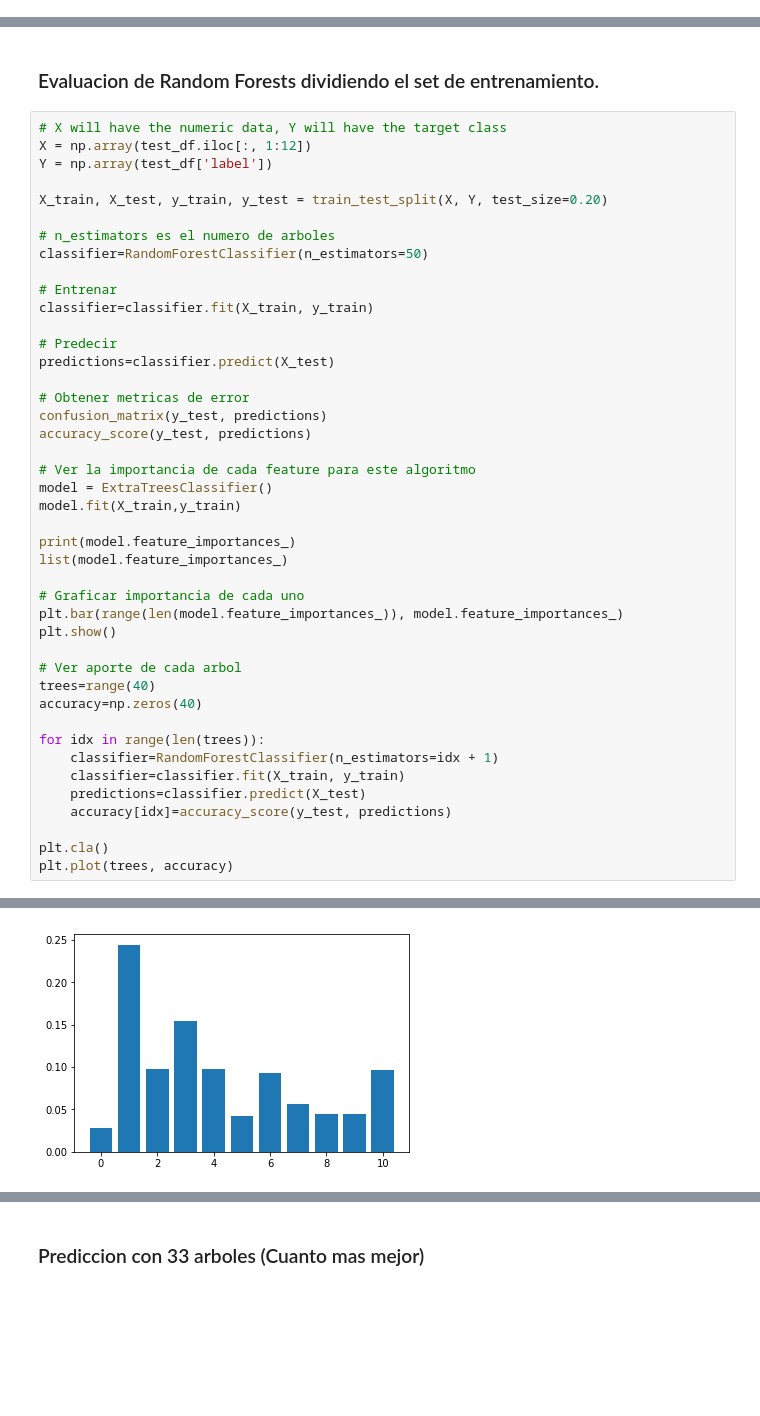
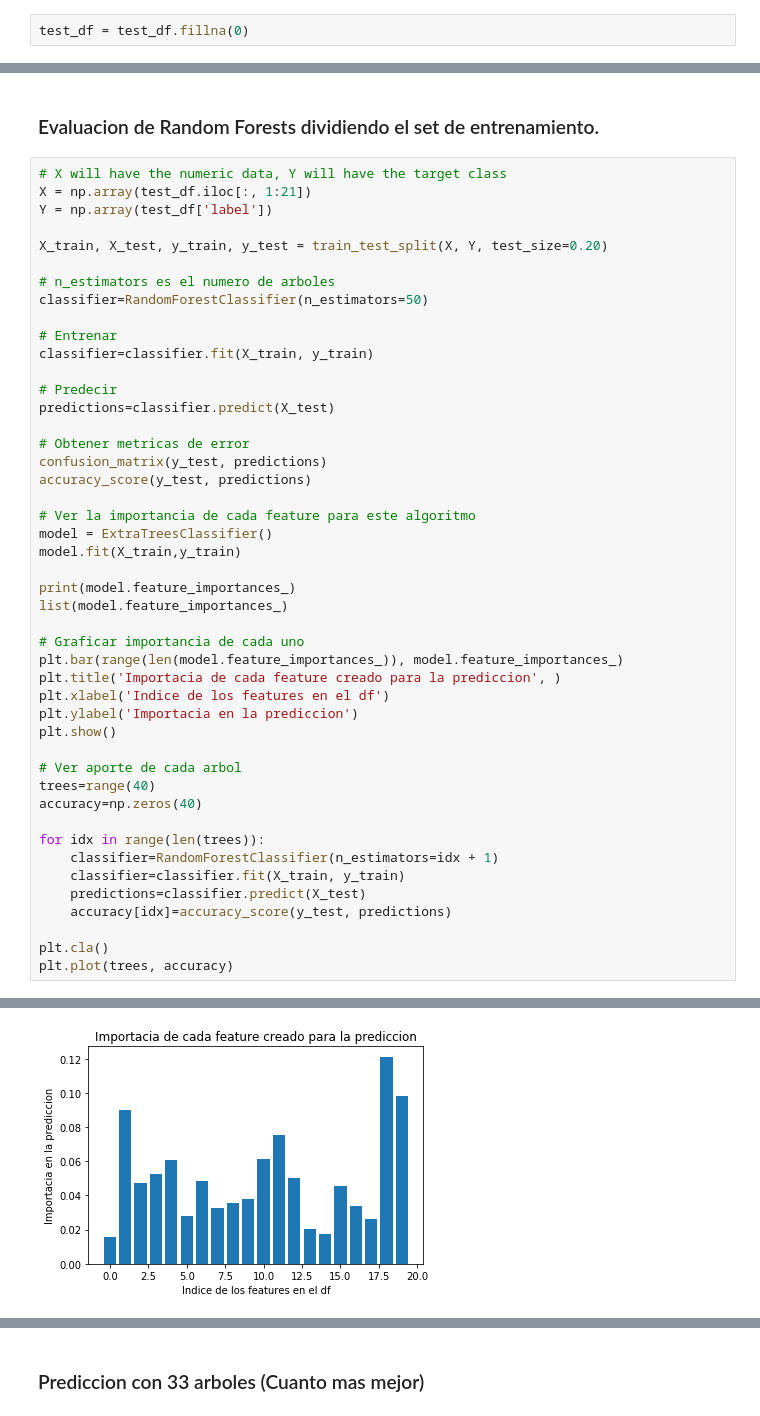
Before and after one commit to Blaz77/DatosReloaded, a Jupyter notebook: TP2/Intentos/4/random_forest.ipynb, the cells around one changed output, grey strips where cells are left out. Saved outputs shown, nothing was run; the diff lists cells and outputs as text; blank space fills up the shorter version.

Commit message:
modifique el algoritmo para ver la influencia de los nuevos features

```diff
--- a/TP2/Intentos/4/random_forest.ipynb
+++ b/TP2/Intentos/4/random_forest.ipynb
@@ -78,0 +88,2 @@ memory usage: 2.1+ MB
+# %%
+test_df = test_df.fillna(0)
@@ -80,7 +120,7 @@ memory usage: 2.1+ MB
 ### Evaluacion de Random Forests dividiendo el set de entrenamiento.
 # %%
 # X will have the numeric data, Y will have the target class
-X = np.array(test_df.iloc[:, 1:12])
+X = np.array(test_df.iloc[:, 1:21])
 Y = np.array(test_df['label'])
 
 X_train, X_test, y_train, y_test = train_test_split(X, Y, test_size=0.20)
@@ -107,6 +147,9 @@ list(model.feature_importances_)
 
 # Graficar importancia de cada uno
 plt.bar(range(len(model.feature_importances_)), model.feature_importances_)
+plt.title('Importacia de cada feature creado para la prediccion', )
+plt.xlabel('Indice de los features en el df')
+plt.ylabel('Importacia en la prediccion')
 plt.show()
 
 # Ver aporte de cada arbol
@@ -127,2 +172,2 @@ plt.plot(trees, accuracy)
-[figure, old version]
+[figure, new version]
 [<matplotlib.lines.Line2D at 0x...>]
```
Also changed, not shown: parts of 6 cells of this notebook.
